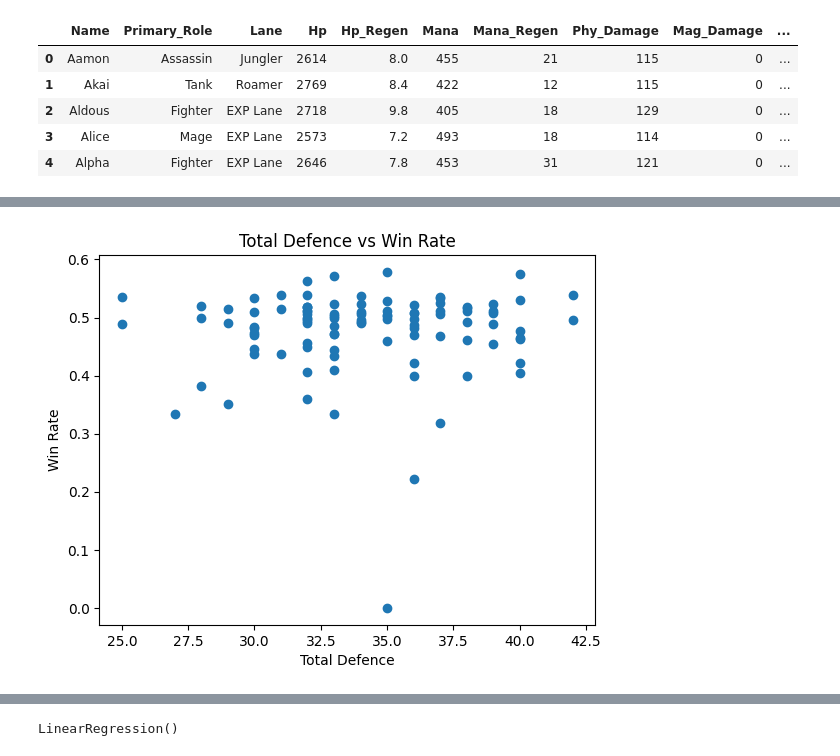
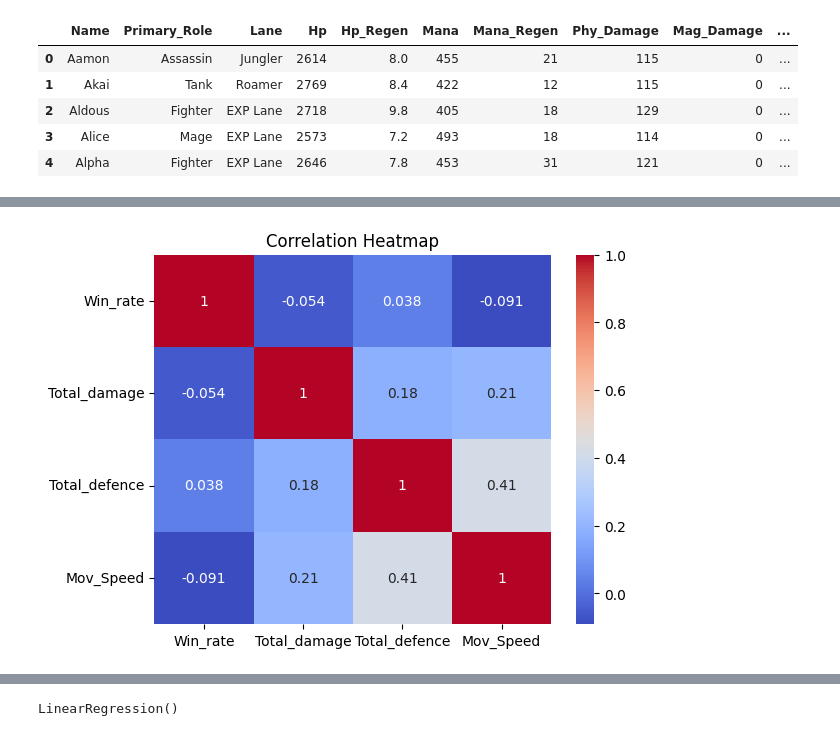
Before and after one commit to AisyIffat/project-mlbb-draft-predictor, a Jupyter notebook: project.ipynb, the cells around one changed output, grey strips where cells are left out. Cells and saved outputs as stored; diff of their text form; code cells hidden in the pictures.

```diff
--- a/project.ipynb
+++ b/project.ipynb
@@ -128,4 +128,4 @@ hero.head()
 | 3 | Alice | Mage | EXP Lane | 2573 | 7.2 | 493 | 18 | 114 | 0 | ... |
 | 4 | Alpha | Fighter | EXP Lane | 2646 | 7.8 | 453 | 31 | 121 | 0 | ... |
 # %%
-hero_eda = hero[["Total_damage", "Total_defence", "Mov_Speed", "Win_rate"]]
+hero['Overall_score'] = (hero['Total_damage'] + hero['Total_defence'] + hero['Mov_Speed'])
@@ -162,7 +169,2 @@ plt.show()
 # %%
-plt.figure()
-plt.scatter(hero['Total_damage'], hero['Win_rate'])
-plt.xlabel('Total Damage')
-plt.ylabel('Win Rate')
-plt.title('Total Damage vs Win Rate')
-plt.show()
+corr = hero[["Win_rate", "Total_damage", "Total_defence", "Mov_Speed"]].corr()
@@ -171,9 +171,7 @@ plt.show()
 # %%
 plt.figure()
-plt.scatter(hero['Total_defence'], hero['Win_rate'])
-plt.xlabel('Total Defence')
-plt.ylabel('Win Rate')
-plt.title('Total Defence vs Win Rate')
+sns.heatmap(corr, annot=True, cmap="coolwarm")
+plt.title("Correlation Heatmap")
 plt.show()
 # %% [output]
-[figure, old version]
+[figure, new version]
```
Also changed, not shown: parts of 19 cells of this notebook, 4 other files.
